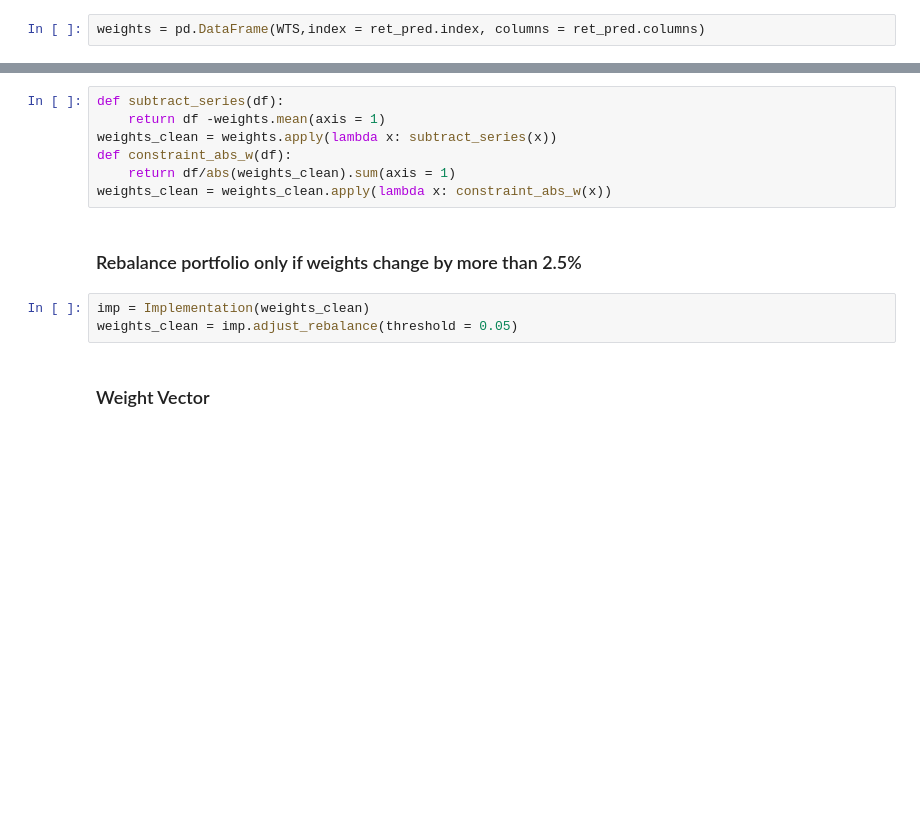
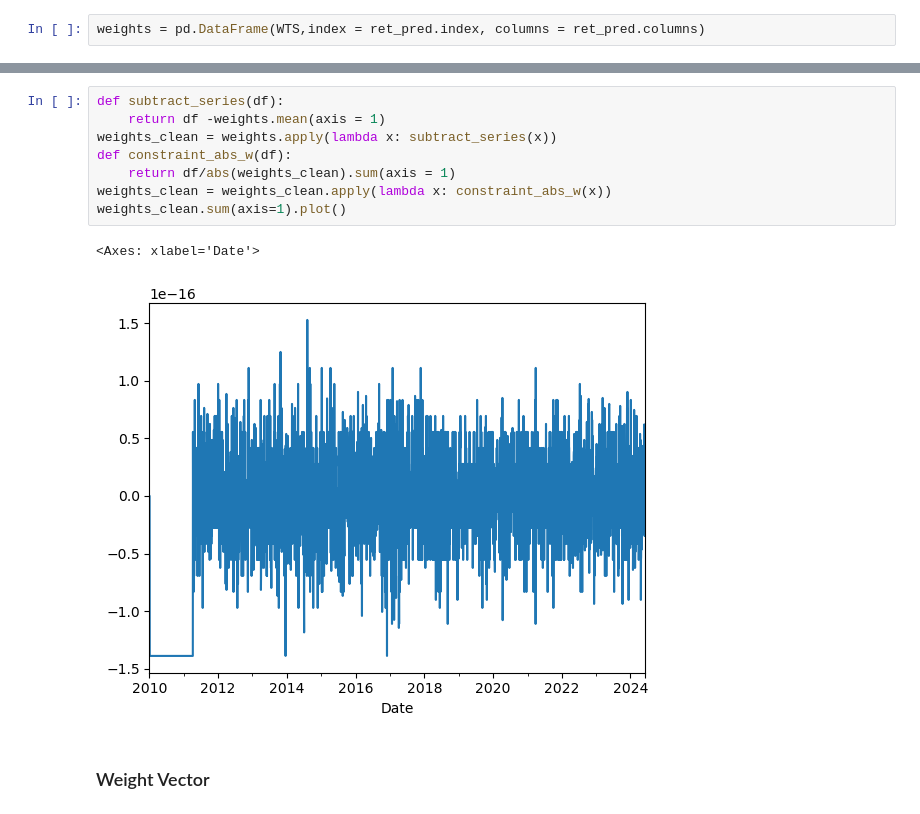
Before and after one commit to andreignatius/quant-trading, a Jupyter notebook: fx_portfolio_construction.ipynb, the cells around one changed output, grey strips where cells are left out. Cells and saved outputs as stored; diff of their text form; blank space fills up the shorter version.

```diff
--- a/fx_portfolio_construction.ipynb
+++ b/fx_portfolio_construction.ipynb
@@ -155,15 +162,14 @@ weights = pd.DataFrame(WTS,index = ret_pred.index, columns = ret_pred.columns)
 # %%
 def subtract_series(df):
     return df -weights.mean(axis = 1)
 weights_clean = weights.apply(lambda x: subtract_series(x))
 def constraint_abs_w(df):
     return df/abs(weights_clean).sum(axis = 1)
 weights_clean = weights_clean.apply(lambda x: constraint_abs_w(x))
+weights_clean.sum(axis=1).plot()
+# %% [output]
+<Axes: xlabel='Date'>
+[figure, added]
-# %% [markdown]
-### Rebalance portfolio only if weights change by more than 2.5%
-# %%
-imp = Implementation(weights_clean)
-weights_clean = imp.adjust_rebalance(threshold = 0.05)
 # %% [markdown]
 ### Weight Vector
 # %%
```
Also changed, not shown: parts of 19 cells of this notebook, 4 other files.
